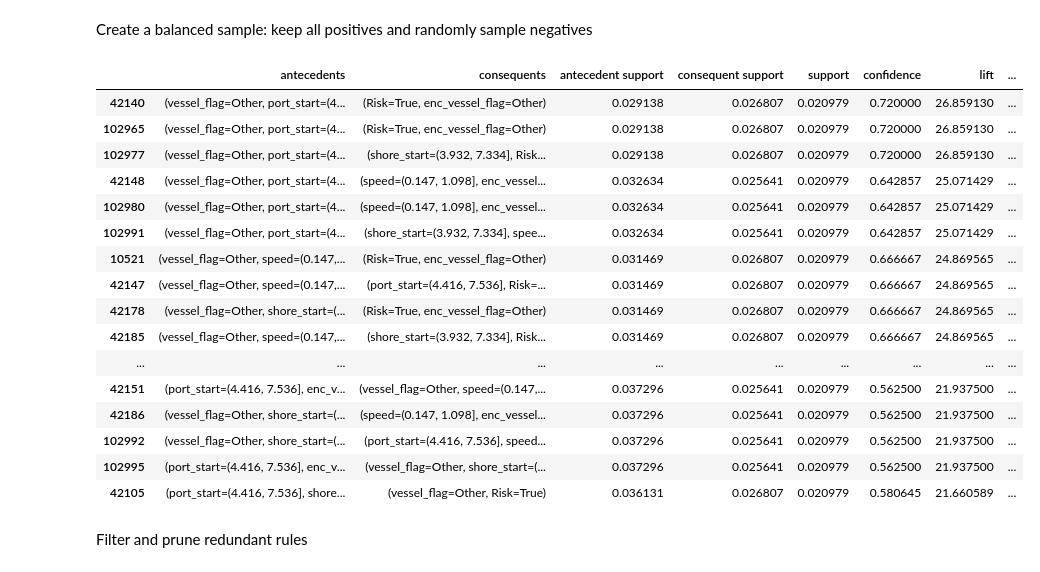
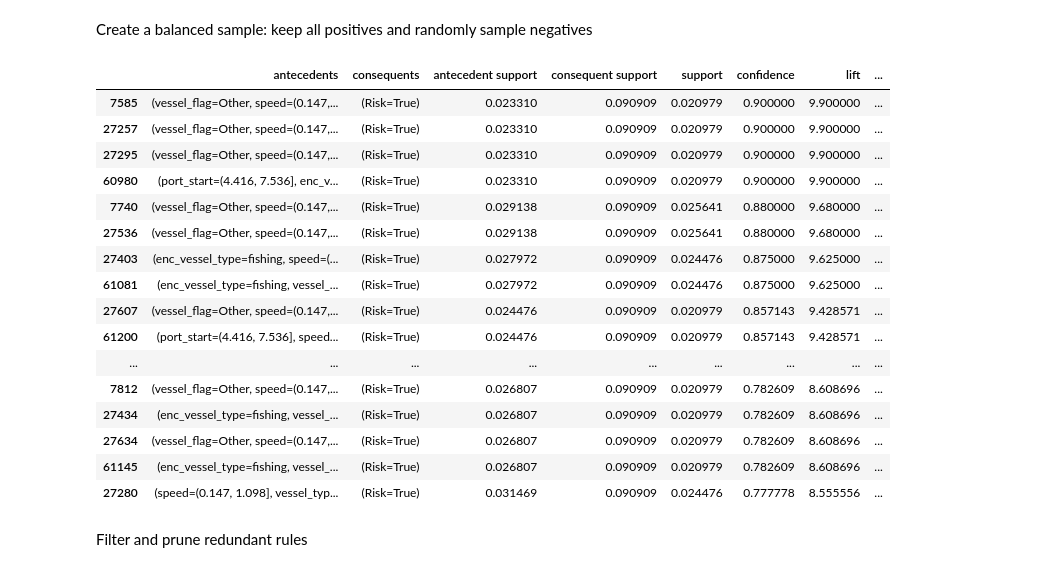
Before and after one commit to zuweii/datamining, a Jupyter notebook: collision.ipynb, the cells around one changed output. Drawn from its saved outputs; the diff is of its cells as text; code cells hidden in the pictures.

```diff
--- a/collision.ipynb
+++ b/collision.ipynb
@@ -218,15 +218,20 @@ def row_to_items(row):
     items.append(f"vessel_flag={row['vessel__flag']}")
     items.append(f"enc_vessel_type={row['encounter__vessel__type']}")
     items.append(f"enc_vessel_flag={row['encounter__vessel__flag']}")
-    # binned numeric (already prefixed)
-    items.append(str(row['duration_bin']))
-    items.append(str(row['speed_bin']))
-    items.append(str(row['encounter_dist_bin']))
-    items.append(str(row['shore_start_bin']))
-    items.append(str(row['port_start_bin']))
+    # binned numeric (skip potential leakage and NaNs)
+    if pd.notna(row['duration_bin']): items.append(str(row['duration_bin']))
+    if pd.notna(row['speed_bin']): items.append(str(row['speed_bin']))
+    # DROP encounter_dist_bin from antecedents to avoid direct leakage
+    # if pd.notna(row['encounter_dist_bin']): items.append(str(row['encounter_dist_bin']))
+    if pd.notna(row['shore_start_bin']): items.append(str(row['shore_start_bin']))
+    if pd.notna(row['port_start_bin']): items.append(str(row['port_start_bin']))
     # temporal
-    items.append(f"start_hour={row['start'].hour}")
-    # Risk label (very important)
+    if pd.notna(row['start']):
+        try:
+            items.append(f"start_hour={row['start'].hour}")
+        except Exception:
+            pass
+    # Risk label as consequent item
     items.append(f"Risk={row['encounter__potentialRisk']}")
     return items
 
@@ -276,46 +265,54 @@ Create a balanced sample: keep all positives and randomly sample negatives
 # %%
 # undersample negatives
 from mlxtend.frequent_patterns import apriori, association_rules
+from mlxtend.preprocessing import TransactionEncoder
+
 pos_df = df[df['encounter__potentialRisk'] == True]
 neg_df = df[df['encounter__potentialRisk'] == False]
 sample_neg = neg_df.sample(n=min(len(neg_df), len(pos_df)*10), random_state=42)  # 10x negatives
+
 df_bal = pd.concat([pos_df, sample_neg]).reset_index(drop=True)
 
 # transactions for balanced
 transactions_bal = df_bal.apply(row_to_items, axis=1).tolist()
 te_bal = TransactionEncoder()
 te_bal_ary = te_bal.fit(transactions_bal).transform(transactions_bal)
-df_bal_trans = pd.DataFrame(te_bal_ary, columns=te_bal.columns_)
+# boolean DataFrame for mlxtend frequent_patterns
+df_bal_trans = pd.DataFrame(te_bal_ary, columns=te_bal.columns_).astype(bool)
 
 # run apriori
 min_support_bal = 0.02   # tweak: 2% of balanced sample
 freq_itemsets_bal = apriori(df_bal_trans, min_support=min_support_bal, use_colnames=True)
 rules_bal = association_rules(freq_itemsets_bal, metric='confidence', min_threshold=0.4)
 
-# keep only rules where consequent contains 'Risk=True'
-rules_bal = rules_bal[rules_bal['consequents'].apply(lambda c: 'Risk=True' in c)]
-# add absolute counts
-rules_bal['antecedent_count'] = rules_bal['support'] * len(df_bal_trans)
+# keep only rules where consequent is exactly 'Risk=True'
+rules_bal = rules_bal[rules_bal['consequents'].apply(lambda c: c == frozenset({'Risk=True'}))].copy()
+
+# add absolute counts using antecedent support and rule support
+N_bal = len(df_bal_trans)
+rules_bal['support_count'] = (rules_bal['support'] * N_bal).round().astype(int)
+rules_bal['antecedent_count'] = (rules_bal['antecedent support'] * N_bal).round().astype(int)
+
 rules_bal = rules_bal.sort_values(['lift','confidence','antecedent_count'], ascending=[False,False,False])
 rules_bal.head(30)
 # %% [output]
 |  | antecedents | consequents | antecedent support | consequent support | support | confidence | lift | ... |
-| 42140 | (vessel_flag=Other, port_start=(4... | (Risk=True, enc_vessel_flag=Other) | 0.029138 | 0.026807 | 0.020979 | 0.720000 | 26.859130 | ... |
-| 102965 | (vessel_flag=Other, port_start=(4... | (Risk=True, enc_vessel_flag=Other) | 0.029138 | 0.026807 | 0.020979 | 0.720000 | 26.859130 | ... |
-| 102977 | (vessel_flag=Other, port_start=(4... | (shore_start=(3.932, 7.334], Risk... | 0.029138 | 0.026807 | 0.020979 | 0.720000 | 26.859130 | ... |
-| 42148 | (vessel_flag=Other, port_start=(4... | (speed=(0.147, 1.098], enc_vessel... | 0.032634 | 0.025641 | 0.020979 | 0.642857 | 25.071429 | ... |
-| 102980 | (vessel_flag=Other, port_start=(4... | (speed=(0.147, 1.098], enc_vessel... | 0.032634 | 0.025641 | 0.020979 | 0.642857 | 25.071429 | ... |
-| 102991 | (vessel_flag=Other, port_start=(4... | (shore_start=(3.932, 7.334], spee... | 0.032634 | 0.025641 | 0.020979 | 0.642857 | 25.071429 | ... |
-| 10521 | (vessel_flag=Other, speed=(0.147,... | (Risk=True, enc_vessel_flag=Other) | 0.031469 | 0.026807 | 0.020979 | 0.666667 | 24.869565 | ... |
-| 42147 | (vessel_flag=Other, speed=(0.147,... | (port_start=(4.416, 7.536], Risk=... | 0.031469 | 0.026807 | 0.020979 | 0.666667 | 24.869565 | ... |
-| 42178 | (vessel_flag=Other, shore_start=(... | (Risk=True, enc_vessel_flag=Other) | 0.031469 | 0.026807 | 0.020979 | 0.666667 | 24.869565 | ... |
-| 42185 | (vessel_flag=Other, speed=(0.147,... | (shore_start=(3.932, 7.334], Risk... | 0.031469 | 0.026807 | 0.020979 | 0.666667 | 24.869565 | ... |
+| 7585 | (vessel_flag=Other, speed=(0.147,... | (Risk=True) | 0.023310 | 0.090909 | 0.020979 | 0.900000 | 9.900000 | ... |
+| 27257 | (vessel_flag=Other, speed=(0.147,... | (Risk=True) | 0.023310 | 0.090909 | 0.020979 | 0.900000 | 9.900000 | ... |
+| 27295 | (vessel_flag=Other, speed=(0.147,... | (Risk=True) | 0.023310 | 0.090909 | 0.020979 | 0.900000 | 9.900000 | ... |
+| 60980 | (port_start=(4.416, 7.536], enc_v... | (Risk=True) | 0.023310 | 0.090909 | 0.020979 | 0.900000 | 9.900000 | ... |
+| 7740 | (vessel_flag=Other, speed=(0.147,... | (Risk=True) | 0.029138 | 0.090909 | 0.025641 | 0.880000 | 9.680000 | ... |
+| 27536 | (vessel_flag=Other, speed=(0.147,... | (Risk=True) | 0.029138 | 0.090909 | 0.025641 | 0.880000 | 9.680000 | ... |
+| 27403 | (enc_vessel_type=fishing, speed=(... | (Risk=True) | 0.027972 | 0.090909 | 0.024476 | 0.875000 | 9.625000 | ... |
+| 61081 | (enc_vessel_type=fishing, vessel_... | (Risk=True) | 0.027972 | 0.090909 | 0.024476 | 0.875000 | 9.625000 | ... |
+| 27607 | (vessel_flag=Other, speed=(0.147,... | (Risk=True) | 0.024476 | 0.090909 | 0.020979 | 0.857143 | 9.428571 | ... |
+| 61200 | (port_start=(4.416, 7.536], speed... | (Risk=True) | 0.024476 | 0.090909 | 0.020979 | 0.857143 | 9.428571 | ... |
 | ... | ... | ... | ... | ... | ... | ... | ... | ... |
-| 42151 | (port_start=(4.416, 7.536], enc_v... | (vessel_flag=Other, speed=(0.147,... | 0.037296 | 0.025641 | 0.020979 | 0.562500 | 21.937500 | ... |
-| 42186 | (vessel_flag=Other, shore_start=(... | (speed=(0.147, 1.098], enc_vessel... | 0.037296 | 0.025641 | 0.020979 | 0.562500 | 21.937500 | ... |
-| 102992 | (vessel_flag=Other, shore_start=(... | (port_start=(4.416, 7.536], speed... | 0.037296 | 0.025641 | 0.020979 | 0.562500 | 21.937500 | ... |
-| 102995 | (port_start=(4.416, 7.536], enc_v... | (vessel_flag=Other, shore_start=(... | 0.037296 | 0.025641 | 0.020979 | 0.562500 | 21.937500 | ... |
-| 42105 | (port_start=(4.416, 7.536], shore... | (vessel_flag=Other, Risk=True) | 0.036131 | 0.026807 | 0.020979 | 0.580645 | 21.660589 | ... |
+| 7812 | (vessel_flag=Other, speed=(0.147,... | (Risk=True) | 0.026807 | 0.090909 | 0.020979 | 0.782609 | 8.608696 | ... |
+| 27434 | (enc_vessel_type=fishing, vessel_... | (Risk=True) | 0.026807 | 0.090909 | 0.020979 | 0.782609 | 8.608696 | ... |
+| 27634 | (vessel_flag=Other, speed=(0.147,... | (Risk=True) | 0.026807 | 0.090909 | 0.020979 | 0.782609 | 8.608696 | ... |
+| 61145 | (enc_vessel_type=fishing, vessel_... | (Risk=True) | 0.026807 | 0.090909 | 0.020979 | 0.782609 | 8.608696 | ... |
+| 27280 | (speed=(0.147, 1.098], vessel_typ... | (Risk=True) | 0.031469 | 0.090909 | 0.024476 | 0.777778 | 8.555556 | ... |
 # %% [markdown]
 Filter and prune redundant rules
 # %%
```
Also changed, not shown: parts of 7 cells of this notebook, 2 other files.
